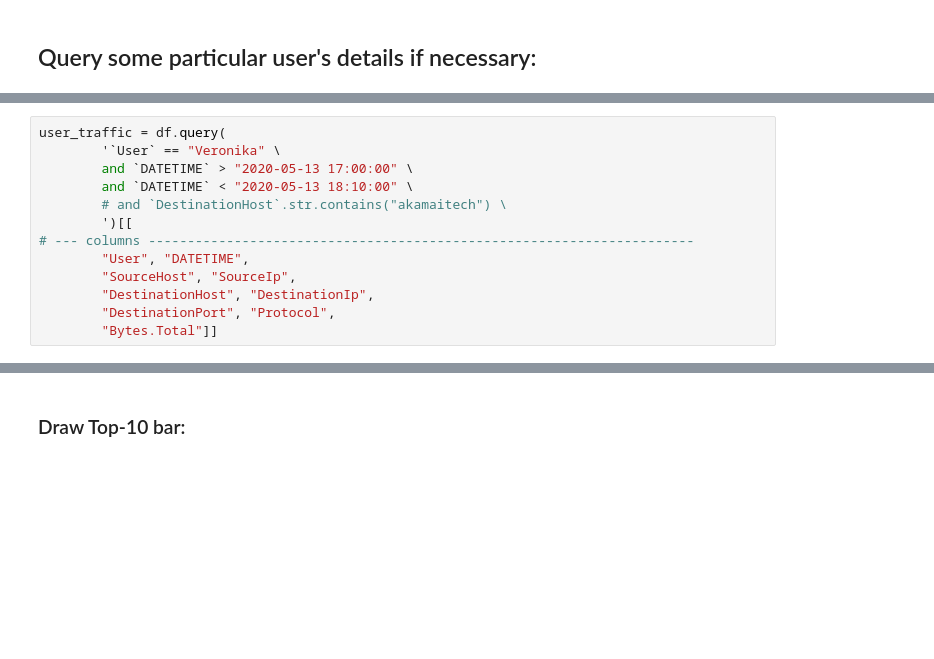
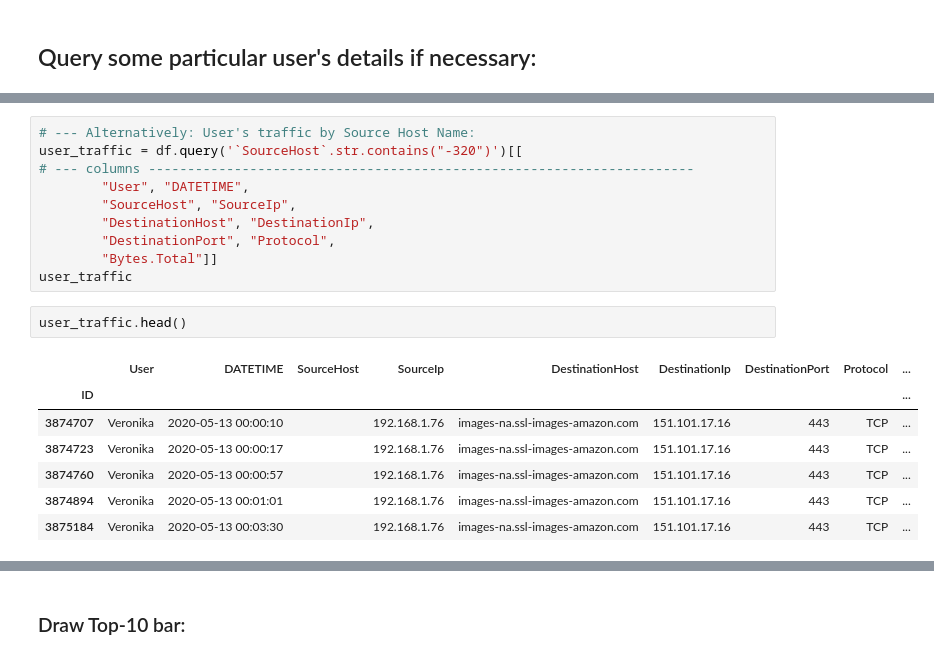
Before and after one commit to filkovsp/KerioLogParser, a Jupyter notebook: main.ipynb, the cells around one changed output, grey strips where cells are left out. Cells and saved outputs as stored; diff of their text form; blank space fills up the shorter version.

```diff
--- a/main.ipynb
+++ b/main.ipynb
@@ -145,14 +174,21 @@ plt.show()
 # %%
-user_traffic = df.query(
-        '`User` == "Veronika" \
-        and `DATETIME` > "2020-05-13 17:00:00" \
-        and `DATETIME` < "2020-05-13 18:10:00" \
-        # and `DestinationHost`.str.contains("akamaitech") \
-        ')[[
+# --- Alternatively: User's traffic by Source Host Name:
+user_traffic = df.query('`SourceHost`.str.contains("-320")')[[
 # --- columns ----------------------------------------------------------------------
         "User", "DATETIME",
         "SourceHost", "SourceIp",
         "DestinationHost", "DestinationIp",
         "DestinationPort", "Protocol",
         "Bytes.Total"]]
+user_traffic
+# %%
+user_traffic.head()
+# %% [output]
+|  | User | DATETIME | SourceHost | SourceIp | DestinationHost | DestinationIp | DestinationPort | Protocol | ... |
+| ID |  |  |  |  |  |  |  |  | ... |
+| 3874707 | Veronika | 2020-05-13 00:00:10 |  | 192.168.1.76 | images-na.ssl-images-amazon.com | 151.101.17.16 | 443 | TCP | ... |
+| 3874723 | Veronika | 2020-05-13 00:00:17 |  | 192.168.1.76 | images-na.ssl-images-amazon.com | 151.101.17.16 | 443 | TCP | ... |
+| 3874760 | Veronika | 2020-05-13 00:00:57 |  | 192.168.1.76 | images-na.ssl-images-amazon.com | 151.101.17.16 | 443 | TCP | ... |
+| 3874894 | Veronika | 2020-05-13 00:01:01 |  | 192.168.1.76 | images-na.ssl-images-amazon.com | 151.101.17.16 | 443 | TCP | ... |
+| 3875184 | Veronika | 2020-05-13 00:03:30 |  | 192.168.1.76 | images-na.ssl-images-amazon.com | 151.101.17.16 | 443 | TCP | ... |
 # %%
```
Also changed, not shown: parts of 19 cells of this notebook.
